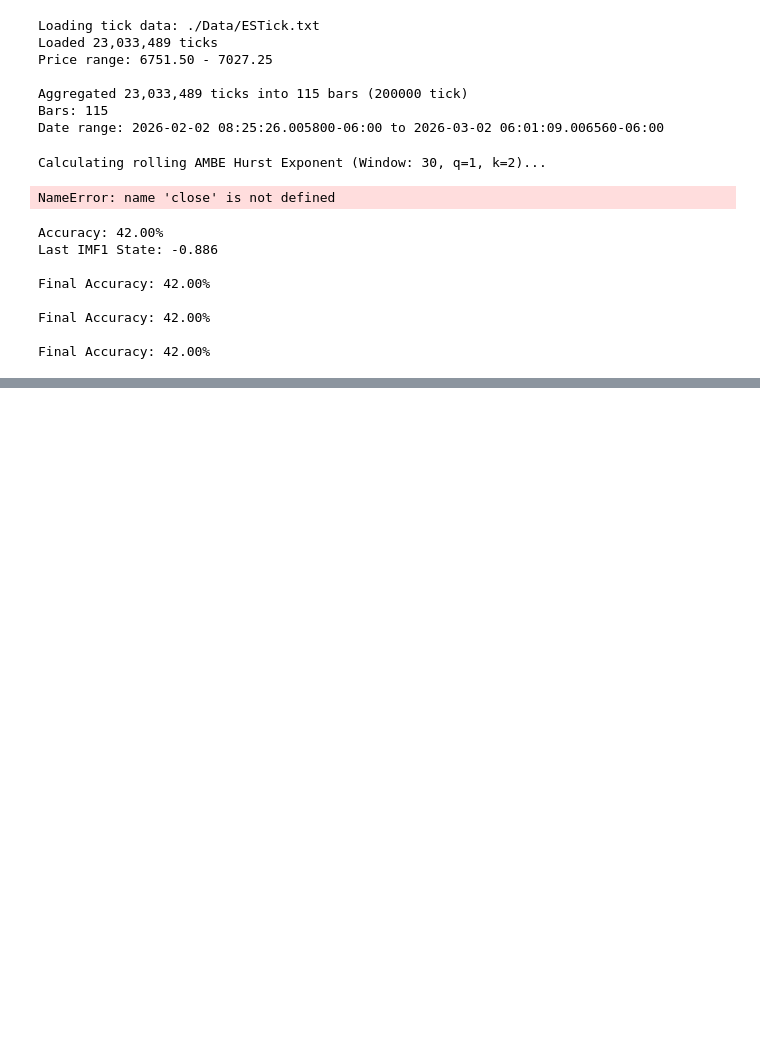
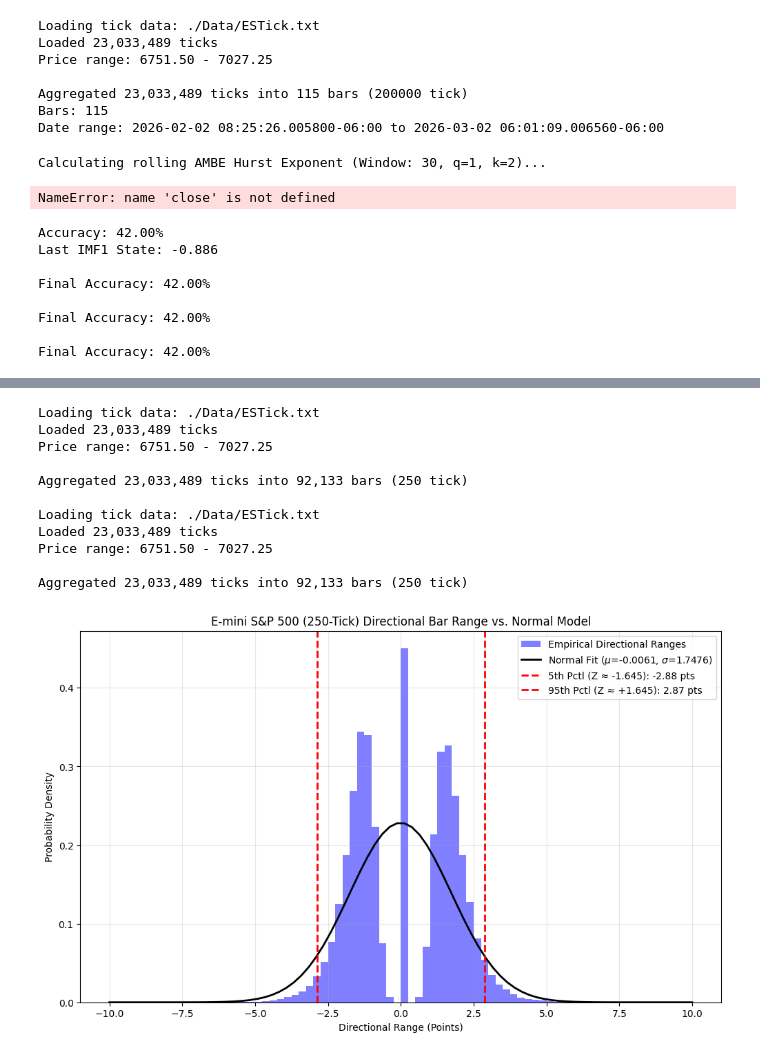
Before and after one commit to Rugbeatuno/RugbeatunoBacktestingSuite, a Jupyter notebook: tickSwings.ipynb, the cells around one changed output, grey strips where cells are left out. Cells and saved outputs as stored; diff of their text form; code cells hidden in the pictures; blank space fills up the shorter version.

```diff
--- a/tickSwings.ipynb
+++ b/tickSwings.ipynb
@@ -579,0 +772,65 @@ Final Accuracy: 42.00%
+# %%
+import numpy as np
+import pandas as pd
+from Engine.TickData import TickData
+import matplotlib.pyplot as plt
+td_250 = TickData('./Data/ESTick.txt', timezone='America/Chicago')
+df_250 = td_250.aggregate(method='tick', size=250).get_ohlc()
+import numpy as np
+import pandas as pd
+import matplotlib.pyplot as plt
+from scipy.stats import norm
+# Assuming TickData is loaded as in your snippet
+from Engine.TickData import TickData
+
+td_250 = TickData('./Data/ESTick.txt', timezone='America/Chicago')
+df_250 = td_250.aggregate(method='tick', size=250).get_ohlc()
+
+# Extract columns (Assuming Open=0, High=1, Low=2, Close=3)
+opens = df_250[:, 0]
+highs = df_250[:, 1]
+lows = df_250[:, 2]
+closes = df_250[:, 3]
+
+# 1. Calculate the absolute size of the candle
+candle_size = highs - lows
+
+# 2. Determine the polarity (Bullish = +1, Bearish = -1, Doji = 0)
+# np.sign returns -1 if x < 0, 0 if x==0, 1 if x > 0
+polarity = np.sign(closes - opens)
+
+# 3. Calculate Directional Excursion
+directional_ranges = candle_size * polarity
+
+# --- Statistical Fitting ---
+
+# Fit a normal distribution to the directional ranges
+mu, std = norm.fit(directional_ranges)
+
+# Calculate the 90% Confidence Interval (5th and 95th percentiles)
+ci_90_lower = norm.ppf(0.05, loc=mu, scale=std)
+ci_90_upper = norm.ppf(0.95, loc=mu, scale=std)
+
+# --- Plotting ---
+plt.figure(figsize=(12, 7))
+
+# Plot the empirical histogram of our new metric
+count, bins, ignored = plt.hist(directional_ranges, bins=80, density=True, alpha=0.5, color='b', range=(-10, 10), label='Empirical Directional Ranges')
+
+# Plot the theoretical PDF
+x = np.linspace(-10, 10, 80)
+pdf = norm.pdf(x, loc=mu, scale=std)
+plt.plot(x, pdf, 'k-', linewidth=2, label=f'Normal Fit ($\mu$={mu:.4f}, $\sigma$={std:.4f})')
+
+# Overlay the Confidence Intervals
+plt.axvline(ci_90_lower, color='r', linestyle='dashed', linewidth=2, label=f'5th Pctl (Z ≈ -1.645): {ci_90_lower:.2f} pts')
+plt.axvline(ci_90_upper, color='r', linestyle='dashed', linewidth=2, label=f'95th Pctl (Z ≈ +1.645): {ci_90_upper:.2f} pts')
+
+# Formatting
+plt.title("E-mini S&P 500 (250-Tick) Directional Bar Range vs. Normal Model")
+plt.xlabel("Directional Range (Points)")
+plt.ylabel("Probability Density")
+plt.legend()
+plt.grid(True, alpha=0.3)
+plt.show()
+# %% [output]
@@ -579,0 +853,12 @@ Final Accuracy: 42.00%
+Loading tick data: ./Data/ESTick.txt
+Loaded 23,033,489 ticks
+Price range: 6751.50 - 7027.25
+
+Aggregated 23,033,489 ticks into 92,133 bars (250 tick)
+
+Loading tick data: ./Data/ESTick.txt
+Loaded 23,033,489 ticks
+Price range: 6751.50 - 7027.25
+
+Aggregated 23,033,489 ticks into 92,133 bars (250 tick)
+[figure, added]
```
Also changed, not shown: parts of 4 cells of this notebook, 2 other files.
